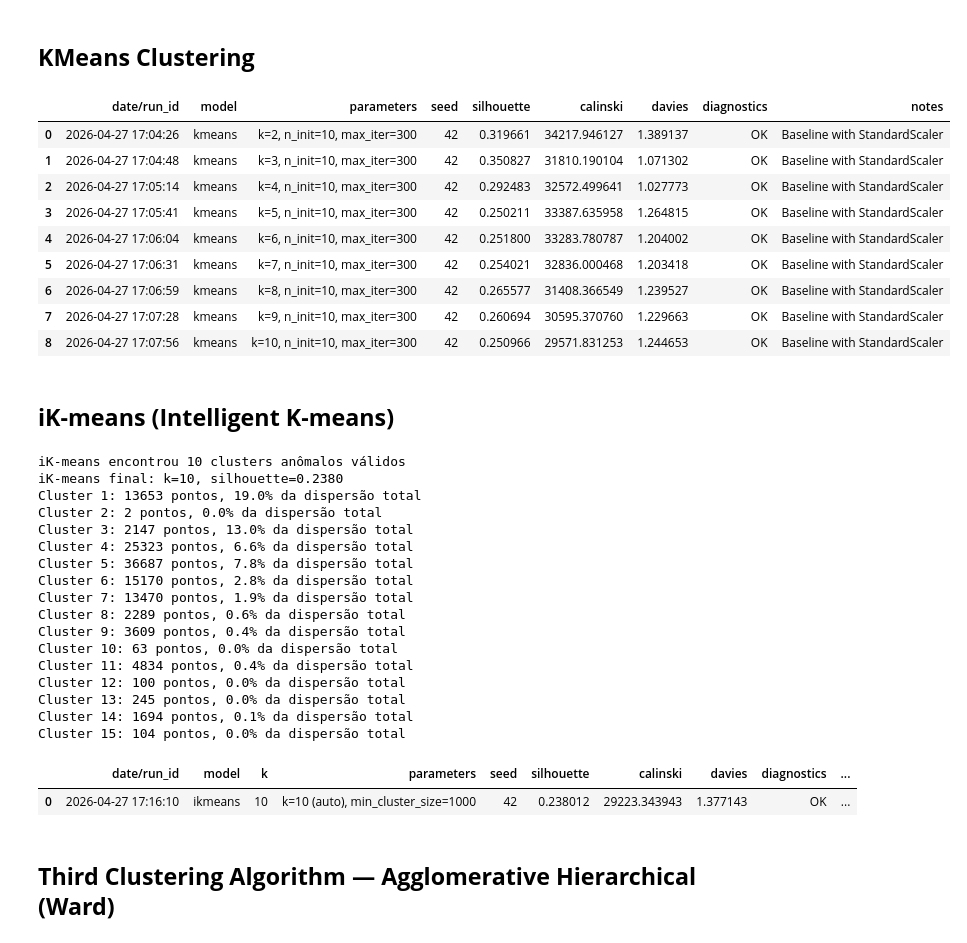
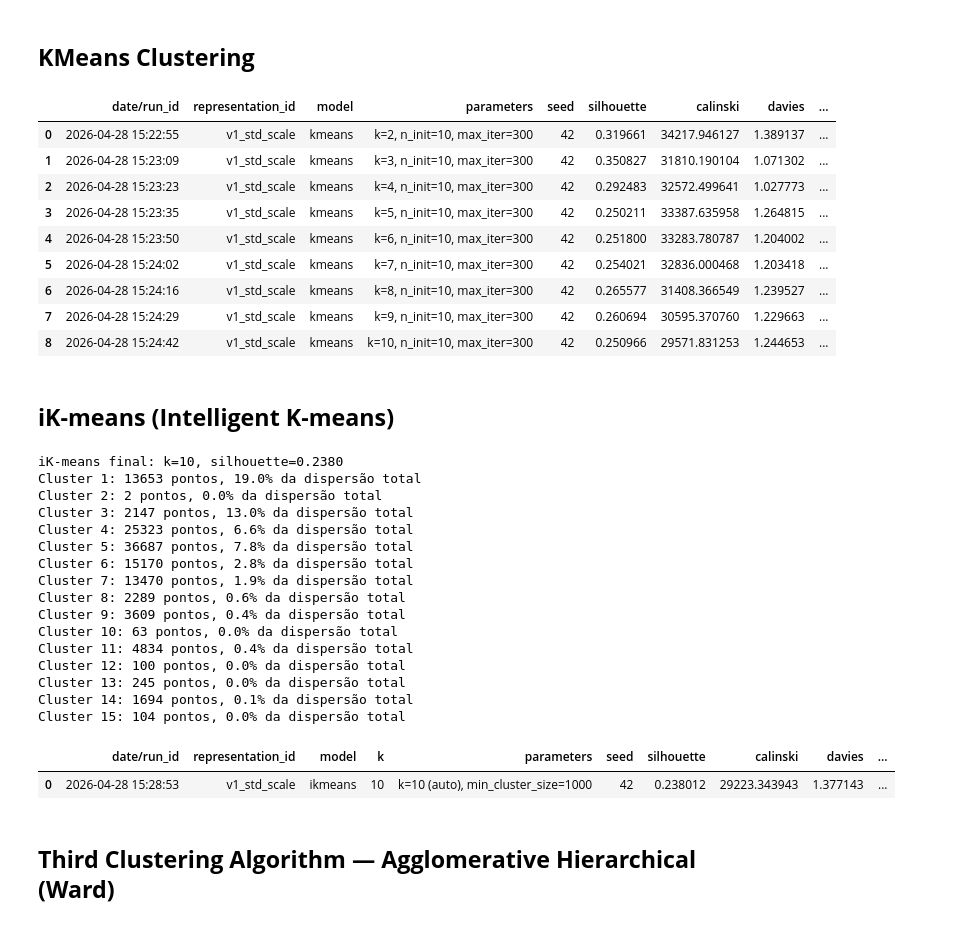
Before and after one commit to alexandreffs/UnsupervisedLearningProj, a Jupyter notebook: project.ipynb, the cells around one changed output. Saved outputs shown, nothing was run; the diff lists cells and outputs as text; code cells hidden in the pictures.

```diff
--- a/project.ipynb
+++ b/project.ipynb
@@ -417,43 +417,44 @@ from sklearn.cluster import KMeans
 from sklearn.metrics import silhouette_score, calinski_harabasz_score, davies_bouldin_score
 from datetime import datetime
 
 k_values = range(2, 11)
 
 results_kmeans = []
 
 for k in k_values:
     kmeans = KMeans(n_clusters=k, random_state=42, n_init=10)
     labels = kmeans.fit_predict(X_v2_scaled)
 
     silhouette = silhouette_score(X_v2_scaled, labels, sample_size=30000, random_state=42)
     ch_score = calinski_harabasz_score(X_v2_scaled, labels)
     db_score = davies_bouldin_score(X_v2_scaled, labels)
 
     results_kmeans.append({
         "date/run_id": datetime.now().strftime("%Y-%m-%d %H:%M:%S"),
+        "representation_id": "v1_std_scale",
         "model": "kmeans",
         "parameters": f"k={k}, n_init=10, max_iter=300",
         "seed": 42,
         "silhouette": silhouette,
         "calinski": ch_score,
         "davies": db_score,
         "diagnostics": "OK",
         "notes": "Baseline with StandardScaler"
     })
 
 results_kmeans = pd.DataFrame(results_kmeans)
 results_kmeans
 # %% [output]
-|  | date/run_id | model | parameters | seed | silhouette | calinski | davies | diagnostics | notes |
-| 0 | 2026-04-27 17:04:26 | kmeans | k=2, n_init=10, max_iter=300 | 42 | 0.319661 | 34217.946127 | 1.389137 | OK | Baseline with StandardScaler |
-| 1 | 2026-04-27 17:04:48 | kmeans | k=3, n_init=10, max_iter=300 | 42 | 0.350827 | 31810.190104 | 1.071302 | OK | Baseline with StandardScaler |
-| 2 | 2026-04-27 17:05:14 | kmeans | k=4, n_init=10, max_iter=300 | 42 | 0.292483 | 32572.499641 | 1.027773 | OK | Baseline with StandardScaler |
-| 3 | 2026-04-27 17:05:41 | kmeans | k=5, n_init=10, max_iter=300 | 42 | 0.250211 | 33387.635958 | 1.264815 | OK | Baseline with StandardScaler |
-| 4 | 2026-04-27 17:06:04 | kmeans | k=6, n_init=10, max_iter=300 | 42 | 0.251800 | 33283.780787 | 1.204002 | OK | Baseline with StandardScaler |
-| 5 | 2026-04-27 17:06:31 | kmeans | k=7, n_init=10, max_iter=300 | 42 | 0.254021 | 32836.000468 | 1.203418 | OK | Baseline with StandardScaler |
-| 6 | 2026-04-27 17:06:59 | kmeans | k=8, n_init=10, max_iter=300 | 42 | 0.265577 | 31408.366549 | 1.239527 | OK | Baseline with StandardScaler |
-| 7 | 2026-04-27 17:07:28 | kmeans | k=9, n_init=10, max_iter=300 | 42 | 0.260694 | 30595.370760 | 1.229663 | OK | Baseline with StandardScaler |
-| 8 | 2026-04-27 17:07:56 | kmeans | k=10, n_init=10, max_iter=300 | 42 | 0.250966 | 29571.831253 | 1.244653 | OK | Baseline with StandardScaler |
+|  | date/run_id | representation_id | model | parameters | seed | silhouette | calinski | davies | ... |
+| 0 | 2026-04-28 15:22:55 | v1_std_scale | kmeans | k=2, n_init=10, max_iter=300 | 42 | 0.319661 | 34217.946127 | 1.389137 | ... |
+| 1 | 2026-04-28 15:23:09 | v1_std_scale | kmeans | k=3, n_init=10, max_iter=300 | 42 | 0.350827 | 31810.190104 | 1.071302 | ... |
+| 2 | 2026-04-28 15:23:23 | v1_std_scale | kmeans | k=4, n_init=10, max_iter=300 | 42 | 0.292483 | 32572.499641 | 1.027773 | ... |
+| 3 | 2026-04-28 15:23:35 | v1_std_scale | kmeans | k=5, n_init=10, max_iter=300 | 42 | 0.250211 | 33387.635958 | 1.264815 | ... |
+| 4 | 2026-04-28 15:23:50 | v1_std_scale | kmeans | k=6, n_init=10, max_iter=300 | 42 | 0.251800 | 33283.780787 | 1.204002 | ... |
+| 5 | 2026-04-28 15:24:02 | v1_std_scale | kmeans | k=7, n_init=10, max_iter=300 | 42 | 0.254021 | 32836.000468 | 1.203418 | ... |
+| 6 | 2026-04-28 15:24:16 | v1_std_scale | kmeans | k=8, n_init=10, max_iter=300 | 42 | 0.265577 | 31408.366549 | 1.239527 | ... |
+| 7 | 2026-04-28 15:24:29 | v1_std_scale | kmeans | k=9, n_init=10, max_iter=300 | 42 | 0.260694 | 30595.370760 | 1.229663 | ... |
+| 8 | 2026-04-28 15:24:42 | v1_std_scale | kmeans | k=10, n_init=10, max_iter=300 | 42 | 0.250966 | 29571.831253 | 1.244653 | ... |
 # %% [markdown]
 ## **iK-means (Intelligent K-means)**
 # %%
@@ -623,6 +624,7 @@ for i, cluster in enumerate(ap_clusters):
 
 results_ikmeans = pd.DataFrame([{
     "date/run_id": datetime.now().strftime("%Y-%m-%d %H:%M:%S"),
+    "representation_id": "v1_std_scale",
     "model": "ikmeans",
     "k": k_ikmeans,
     "parameters": f"k={k_ikmeans} (auto), min_cluster_size={min_cluster_size}",
@@ -636,7 +638,6 @@ results_ikmeans = pd.DataFrame([{
 
 results_ikmeans
 # %% [output]
-iK-means encontrou 10 clusters anômalos válidos
 iK-means final: k=10, silhouette=0.2380
 Cluster 1: 13653 pontos, 19.0% da dispersão total
 Cluster 2: 2 pontos, 0.0% da dispersão total
@@ -653,8 +654,8 @@ Cluster 12: 100 pontos, 0.0% da dispersão total
 Cluster 13: 245 pontos, 0.0% da dispersão total
 Cluster 14: 1694 pontos, 0.1% da dispersão total
 Cluster 15: 104 pontos, 0.0% da dispersão total
-|  | date/run_id | model | k | parameters | seed | silhouette | calinski | davies | diagnostics | ... |
-| 0 | 2026-04-27 17:16:10 | ikmeans | 10 | k=10 (auto), min_cluster_size=1000 | 42 | 0.238012 | 29223.343943 | 1.377143 | OK | ... |
+|  | date/run_id | representation_id | model | k | parameters | seed | silhouette | calinski | davies | ... |
+| 0 | 2026-04-28 15:28:53 | v1_std_scale | ikmeans | 10 | k=10 (auto), min_cluster_size=1000 | 42 | 0.238012 | 29223.343943 | 1.377143 | ... |
 # %% [markdown]
 ## **Third Clustering Algorithm — Agglomerative Hierarchical (Ward)**
 # %%
```
Also changed, not shown: parts of 2 cells of this notebook, 1 other file.
